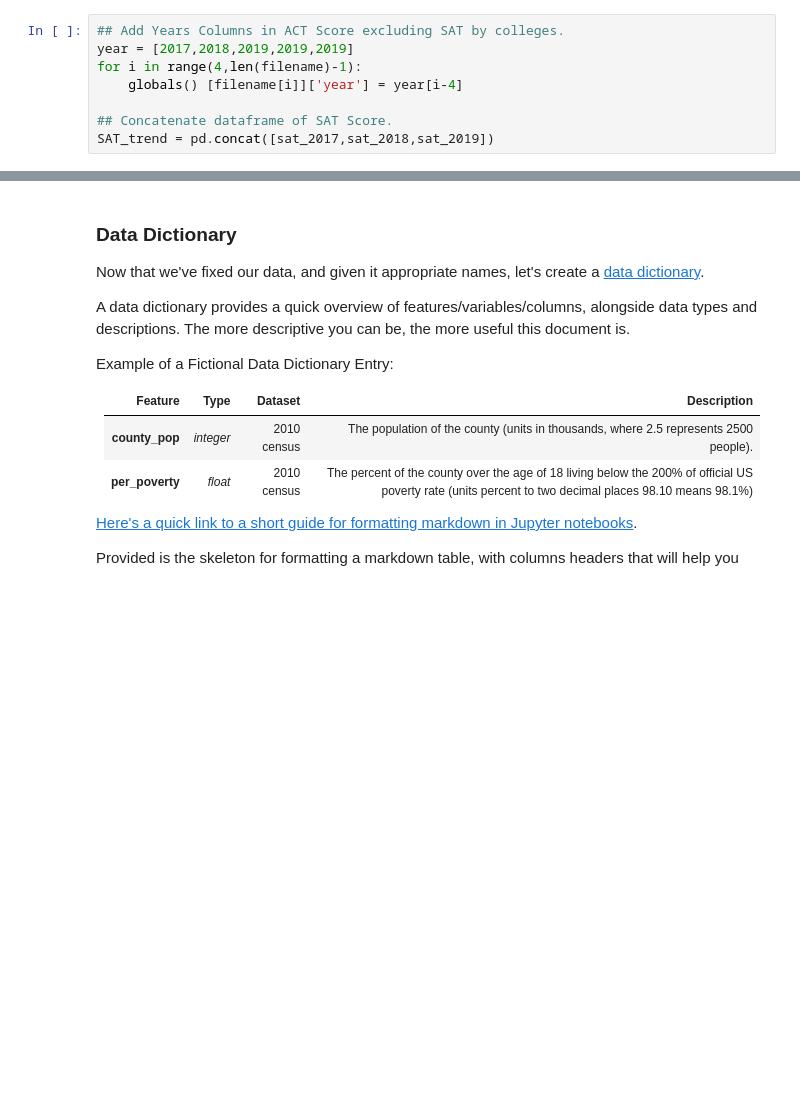
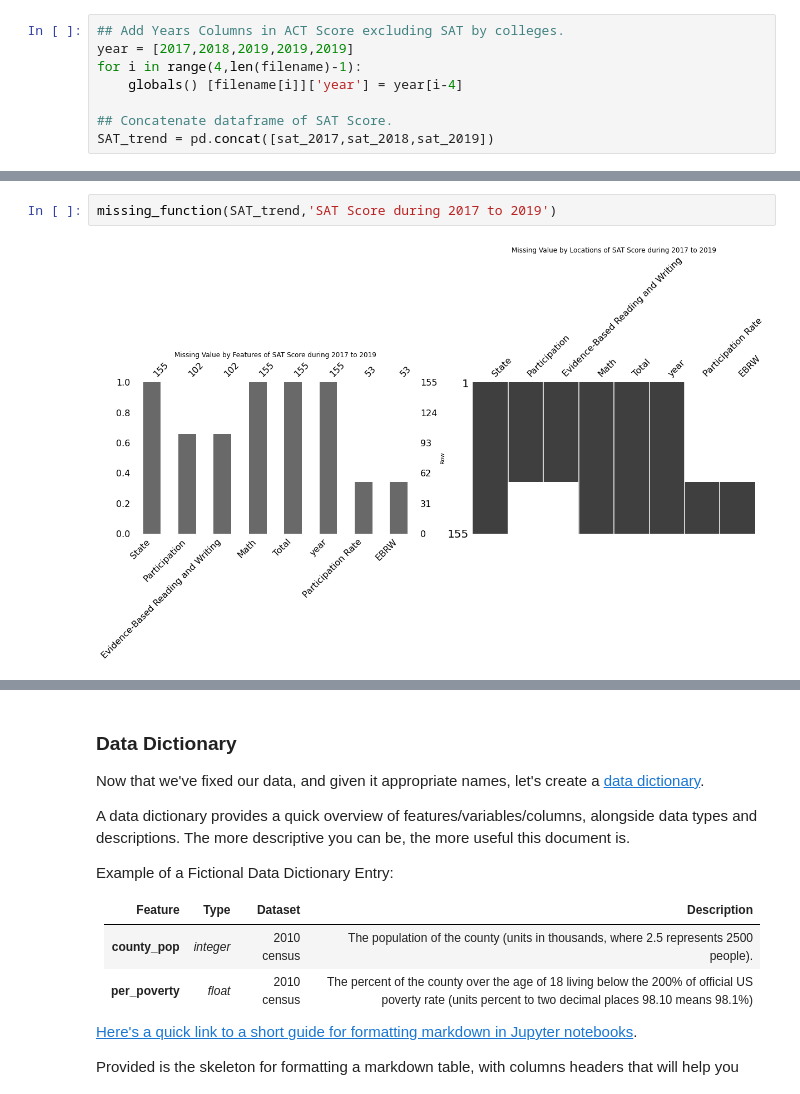
Before and after one commit to WarintornNawong/DSI_Project1, a Jupyter notebook: starter-code_test.ipynb, the cells around one changed output, grey strips where cells are left out. Saved outputs shown, nothing was run; the diff lists cells and outputs as text; blank space fills up the shorter version.

```diff
--- a/starter-code_test.ipynb
+++ b/starter-code_test.ipynb
@@ -186,0 +231,4 @@ SAT_trend = pd.concat([sat_2017,sat_2018,sat_2019])
+# %%
+missing_function(SAT_trend,'SAT Score during 2017 to 2019')
+# %% [output]
+[figure, added]
```
Also changed, not shown: parts of 12 cells of this notebook, 1 other file.
